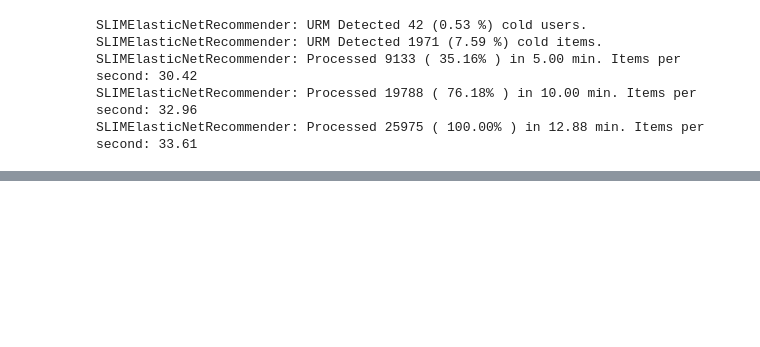
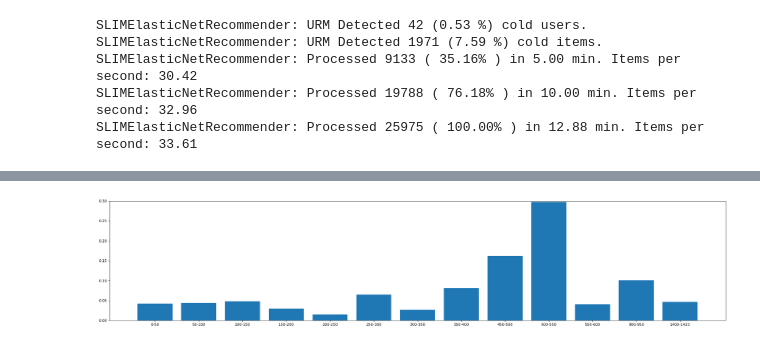
Before and after one commit to fcolombo7/RecSys-2020, a Jupyter notebook: Plotting.ipynb, the cells around one changed output, grey strips where cells are left out. Saved outputs shown, nothing was run; the diff lists cells and outputs as text; code cells hidden in the pictures; blank space fills up the shorter version.

```diff
--- a/Plotting.ipynb
+++ b/Plotting.ipynb
@@ -124,0 +135,11 @@ SLIMElasticNetRecommender: Processed 25975 ( 100.00% ) in 12.88 min. Items per s
+# %%
+from MatrixFactorization.Cython.MatrixFactorization_Cython import MatrixFactorization_BPR_Cython,\
+    MatrixFactorization_FunkSVD_Cython, MatrixFactorization_AsySVD_Cython
+
+recommender = MatrixFactorization_BPR_Cython(URM_train)
+recommender.fit(epochs = 220,
+                   batch_size = 4,
+                   num_factors=200,
+                   learning_rate = 0.1,
+                   sgd_mode='adam',
+                   positive_reg = 1e-5, negative_reg = 0.01)
@@ -130,0 +201,7 @@ plot_dic(result)
+# %%
+user_map = evaluator(recommender, URM_test)
+result = interval_map(user_map, step = 50)
+result = normalize_dict(result)
+plot_dic(result)
+# %% [output]
+[figure, added]
```
Also changed, not shown: parts of 8 cells of this notebook.
